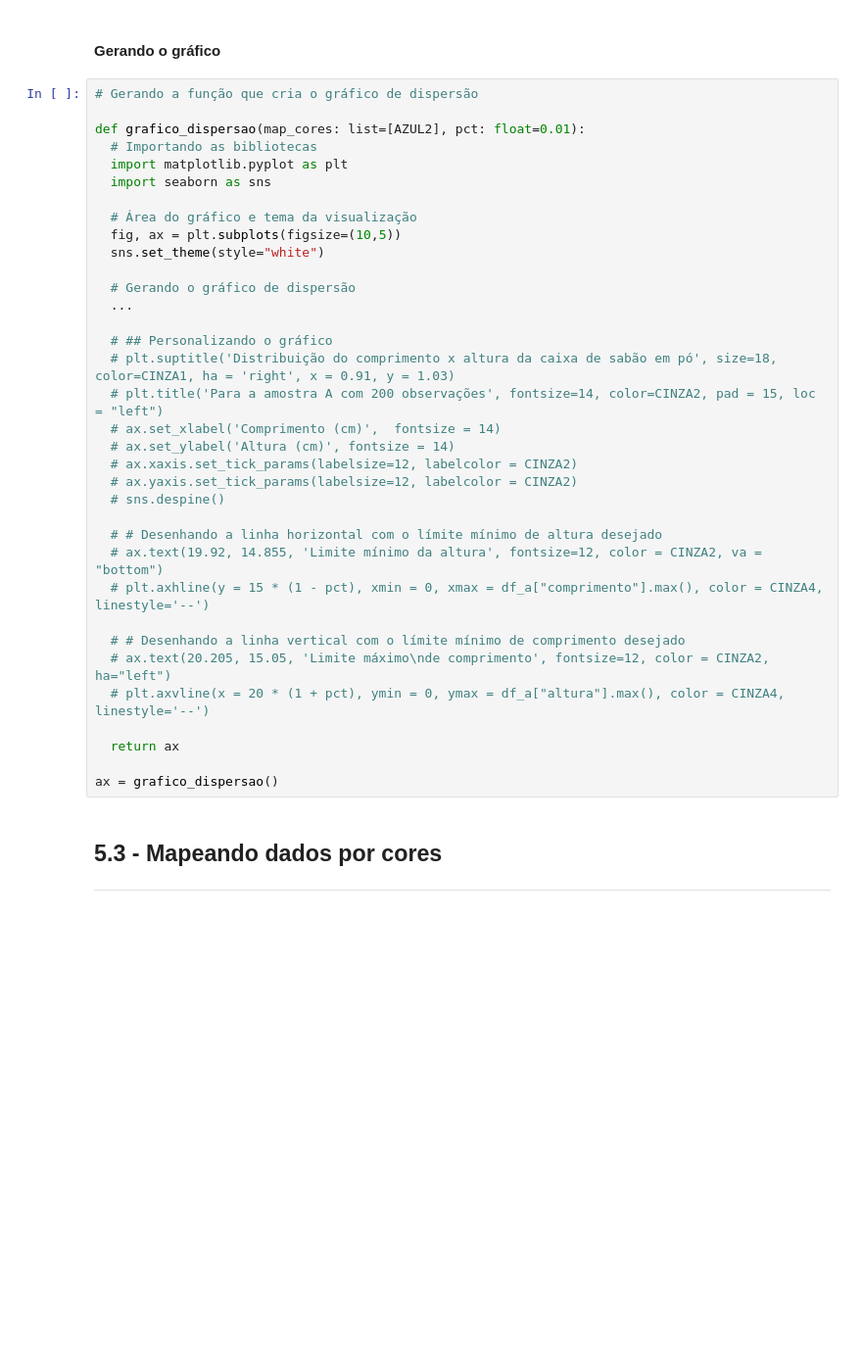
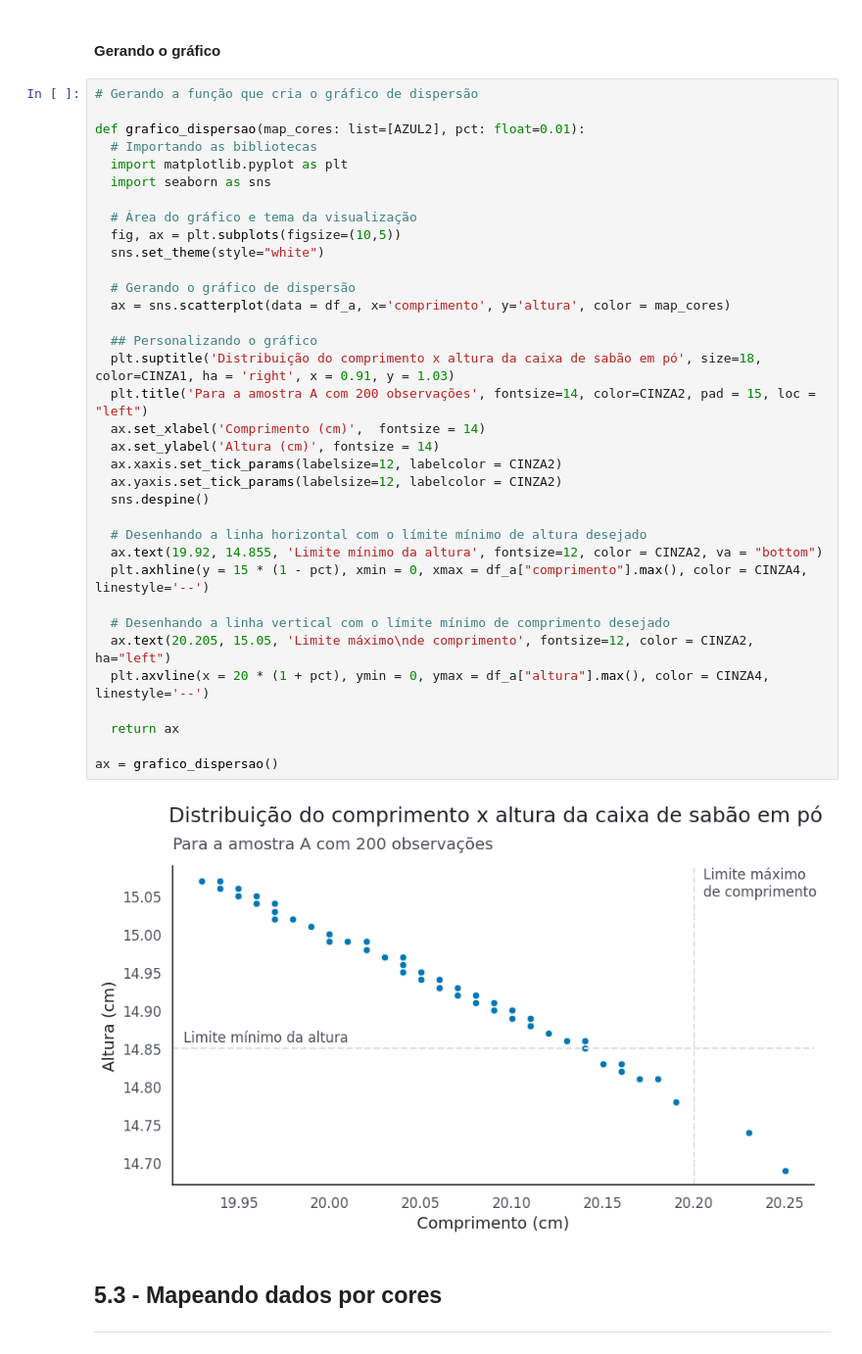
Before and after one commit to Lucas-lcs26/alura, a Jupyter notebook: Avançando em Data Science com Python/2 - Data Visualization gráficos de comparação e distribuição/Data Visualization gráficos de comparação e distribuição.ipynb, the cells around one changed output. Shown at 98% size. Drawn from its saved outputs; the diff is of its cells as text; blank space fills up the shorter version.

```diff
--- a/Avançando em Data Science com Python/2 - Data Visualization gráficos de comparação e distribuição/Data Visualization gráficos de comparação e distribuição.ipynb
+++ b/Avançando em Data Science com Python/2 - Data Visualization gráficos de comparação e distribuição/Data Visualization gráficos de comparação e distribuição.ipynb
@@ -1341,38 +1370,40 @@ df_a.head()
 # %%
 # Gerando a função que cria o gráfico de dispersão
 
 def grafico_dispersao(map_cores: list=[AZUL2], pct: float=0.01):
   # Importando as bibliotecas
   import matplotlib.pyplot as plt
   import seaborn as sns
 
   # Área do gráfico e tema da visualização
   fig, ax = plt.subplots(figsize=(10,5))
   sns.set_theme(style="white")
 
   # Gerando o gráfico de dispersão
-  ...
+  ax = sns.scatterplot(data = df_a, x='comprimento', y='altura', color = map_cores)
 
-  # ## Personalizando o gráfico
-  # plt.suptitle('Distribuição do comprimento x altura da caixa de sabão em pó', size=18, color=CINZA1, ha = 'right', x = 0.91, y = 1.03)
-  # plt.title('Para a amostra A com 200 observações', fontsize=14, color=CINZA2, pad = 15, loc = "left")
-  # ax.set_xlabel('Comprimento (cm)',  fontsize = 14)
-  # ax.set_ylabel('Altura (cm)', fontsize = 14)
-  # ax.xaxis.set_tick_params(labelsize=12, labelcolor = CINZA2)
-  # ax.yaxis.set_tick_params(labelsize=12, labelcolor = CINZA2)
-  # sns.despine()
+  ## Personalizando o gráfico
+  plt.suptitle('Distribuição do comprimento x altura da caixa de sabão em pó', size=18, color=CINZA1, ha = 'right', x = 0.91, y = 1.03)
+  plt.title('Para a amostra A com 200 observações', fontsize=14, color=CINZA2, pad = 15, loc = "left")
+  ax.set_xlabel('Comprimento (cm)',  fontsize = 14)
+  ax.set_ylabel('Altura (cm)', fontsize = 14)
+  ax.xaxis.set_tick_params(labelsize=12, labelcolor = CINZA2)
+  ax.yaxis.set_tick_params(labelsize=12, labelcolor = CINZA2)
+  sns.despine()
 
-  # # Desenhando a linha horizontal com o límite mínimo de altura desejado
-  # ax.text(19.92, 14.855, 'Limite mínimo da altura', fontsize=12, color = CINZA2, va = "bottom")
-  # plt.axhline(y = 15 * (1 - pct), xmin = 0, xmax = df_a["comprimento"].max(), color = CINZA4, linestyle='--')
+  # Desenhando a linha horizontal com o límite mínimo de altura desejado
+  ax.text(19.92, 14.855, 'Limite mínimo da altura', fontsize=12, color = CINZA2, va = "bottom")
+  plt.axhline(y = 15 * (1 - pct), xmin = 0, xmax = df_a["comprimento"].max(), color = CINZA4, linestyle='--')
 
-  # # Desenhando a linha vertical com o límite mínimo de comprimento desejado
-  # ax.text(20.205, 15.05, 'Limite máximo\nde comprimento', fontsize=12, color = CINZA2, ha="left")
-  # plt.axvline(x = 20 * (1 + pct), ymin = 0, ymax = df_a["altura"].max(), color = CINZA4, linestyle='--')
+  # Desenhando a linha vertical com o límite mínimo de comprimento desejado
+  ax.text(20.205, 15.05, 'Limite máximo\nde comprimento', fontsize=12, color = CINZA2, ha="left")
+  plt.axvline(x = 20 * (1 + pct), ymin = 0, ymax = df_a["altura"].max(), color = CINZA4, linestyle='--')
 
   return ax
 
 ax = grafico_dispersao()
+# %% [output]
+[figure, added]
 # %% [markdown]
 ## **5.3 - Mapeando dados por cores**
 
```
Also changed, not shown: parts of 13 cells of this notebook, 1 other file.
